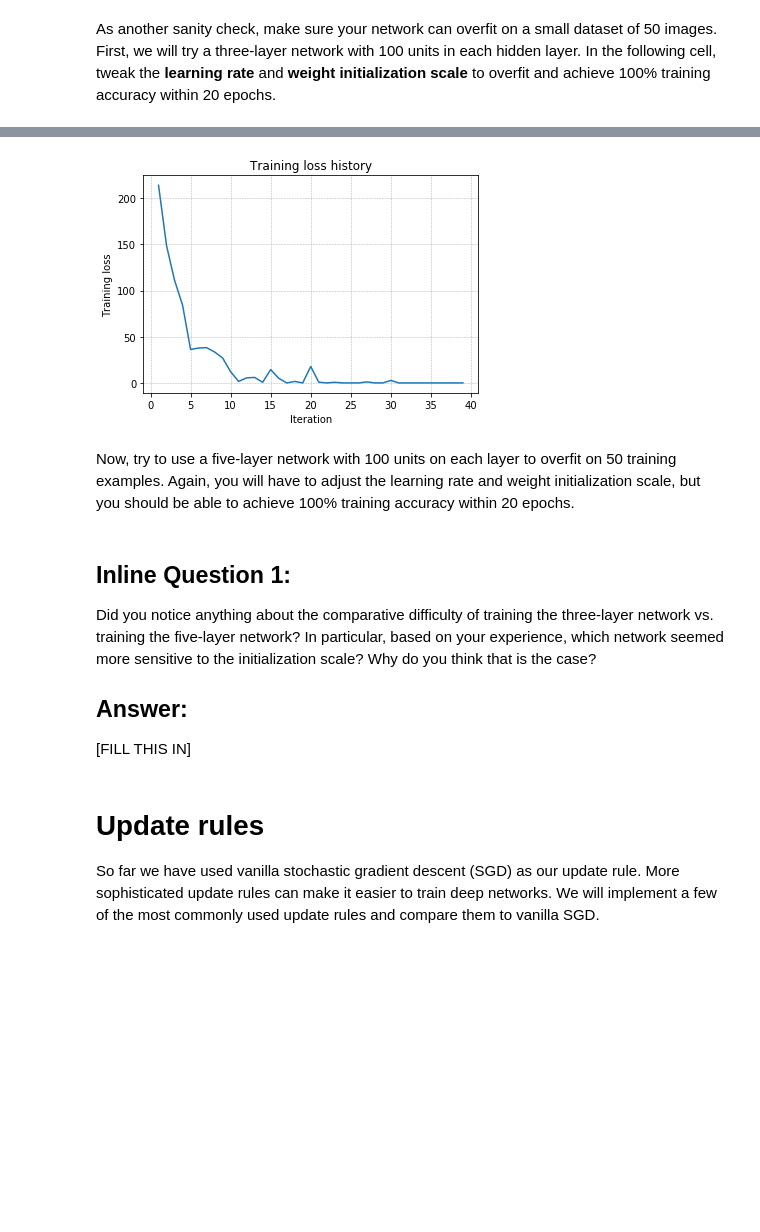
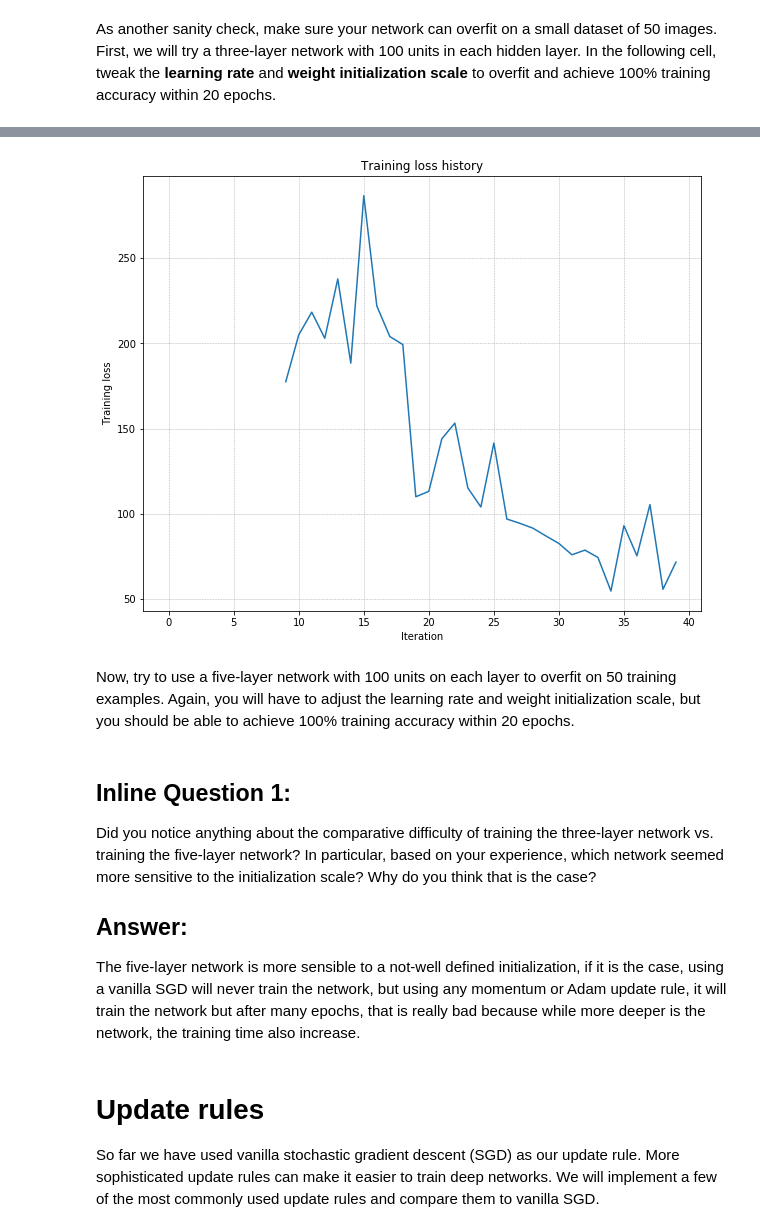
Before and after one commit to ltruciosr/cs231n, a Jupyter notebook: assignment2/FullyConnectedNets.ipynb, the cells around one changed output, grey strips where cells are left out. Cells and saved outputs as stored; diff of their text form; code cells hidden in the pictures; blank space fills up the shorter version.

Commit message:
train fcc for cifar10

```diff
--- a/assignment2/FullyConnectedNets.ipynb
+++ b/assignment2/FullyConnectedNets.ipynb
@@ -105,31 +180,40 @@ As another sanity check, make sure your network can overfit on a small dataset o
 # %%
-# TODO: Use a three-layer Net to overfit 50 training examples by
-# tweaking just the learning rate and initialization scale.
-
 num_train = 50
 small_data = {
-  "X_train": data["X_train"][:num_train],
-  "y_train": data["y_train"][:num_train],
-  "X_val": data["X_val"],
-  "y_val": data["y_val"],
+  "X_train": (data["X_train"][:num_train]),
+  "y_train": (data["y_train"][:num_train]),
+  "X_val": (data["X_val"]),
+  "y_val": (data["y_val"]),
 }
 
-weight_scale = 1e-2   # Experiment with this!
-learning_rate = 1e-4  # Experiment with this!
+print_every = 10
+num_epochs = 20
+batch_size = 25
+verbose = True
+
+weight_scale = best_param['weight_scale']
+learning_rate = best_param['learning_rate']
+
+print("- weight_scale: {:.2e}".format(weight_scale))
+print("- learning_rate: {:.2e}".format(learning_rate))
+
 model = FullyConnectedNet(
-    [100, 100],
-    weight_scale=weight_scale,
-    dtype=np.float64
-)
+        [100, 100],
+        weight_scale=weight_scale,
+        dtype=np.float64
+    )
+
 solver = Solver(
-    model,
-    small_data,
-    print_every=10,
-    num_epochs=20,
-    batch_size=25,
-    update_rule="sgd",
-    optim_config={"learning_rate": learning_rate},
-)
+        model,
+        small_data,
+        verbose=verbose,
+        print_every=print_every,
+        num_epochs=num_epochs,
+        batch_size=batch_size,
+        update_rule="adam",
+        optim_config={"learning_rate": learning_rate},
+    )
+
 solver.train()
 
 plt.plot(solver.loss_history)
@@ -159,3 +243,3 @@ plt.show()
-[figure, old version]
+[figure, new version]
 # %% [markdown]
 Now, try to use a five-layer network with 100 units on each layer to overfit on 50 training examples. Again, you will have to adjust the learning rate and weight initialization scale, but you should be able to achieve 100% training accuracy within 20 epochs.
@@ -200,7 +248,8 @@ plt.show()
 Did you notice anything about the comparative difficulty of training the three-layer network vs. training the five-layer network? In particular, based on your experience, which network seemed more sensitive to the initialization scale? Why do you think that is the case?
 
 ## Answer:
-[FILL THIS IN]
+
+The five-layer network is more sensible to a not-well defined initialization, if it is the case, using a vanilla SGD will never train the network, but using any momentum or Adam update rule, it will train the network but after many epochs, that is really bad because while more deeper is the network, the training time also increase.
 # %% [markdown]
 # Update rules
 So far we have used vanilla stochastic gradient descent (SGD) as our update rule. More sophisticated update rules can make it easier to train deep networks. We will implement a few of the most commonly used update rules and compare them to vanilla SGD.
```
Also changed, not shown: parts of 18 cells of this notebook, 1 other file.
